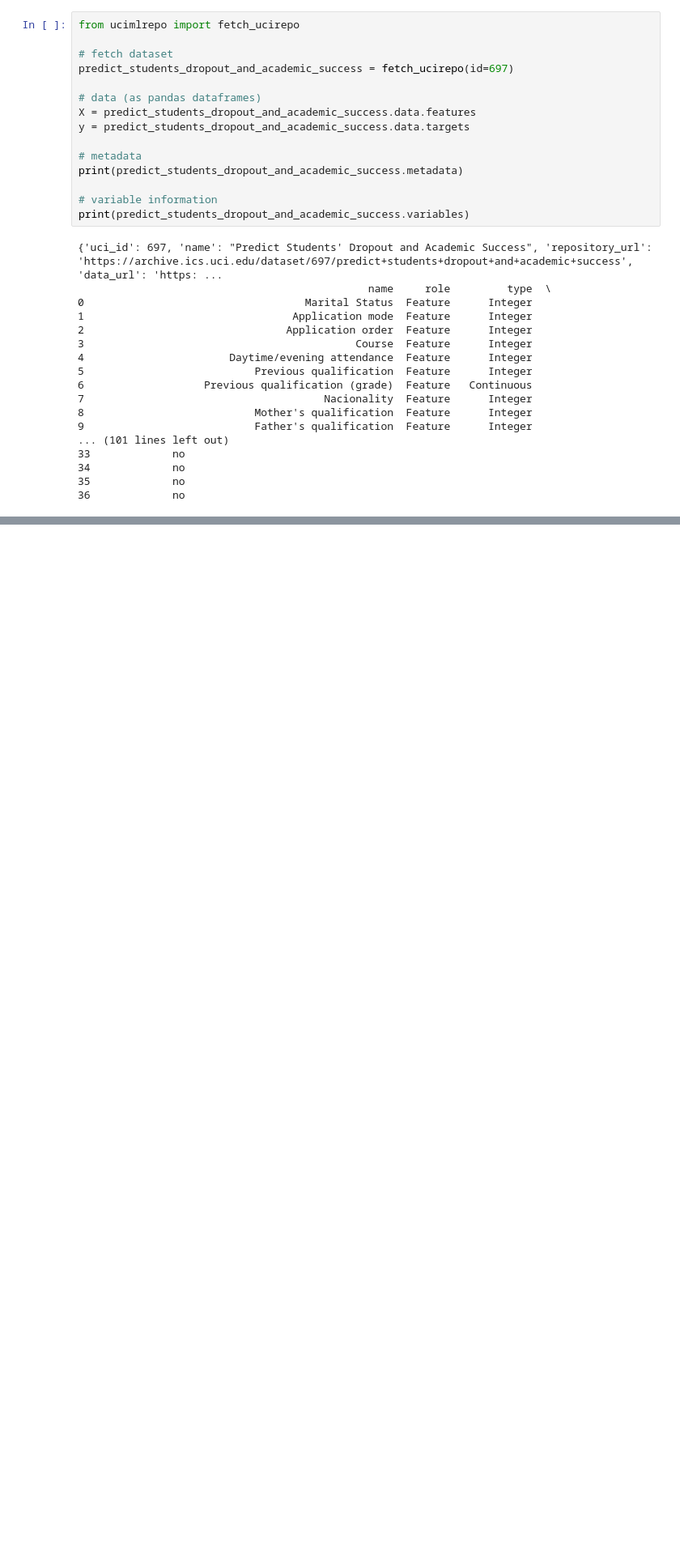
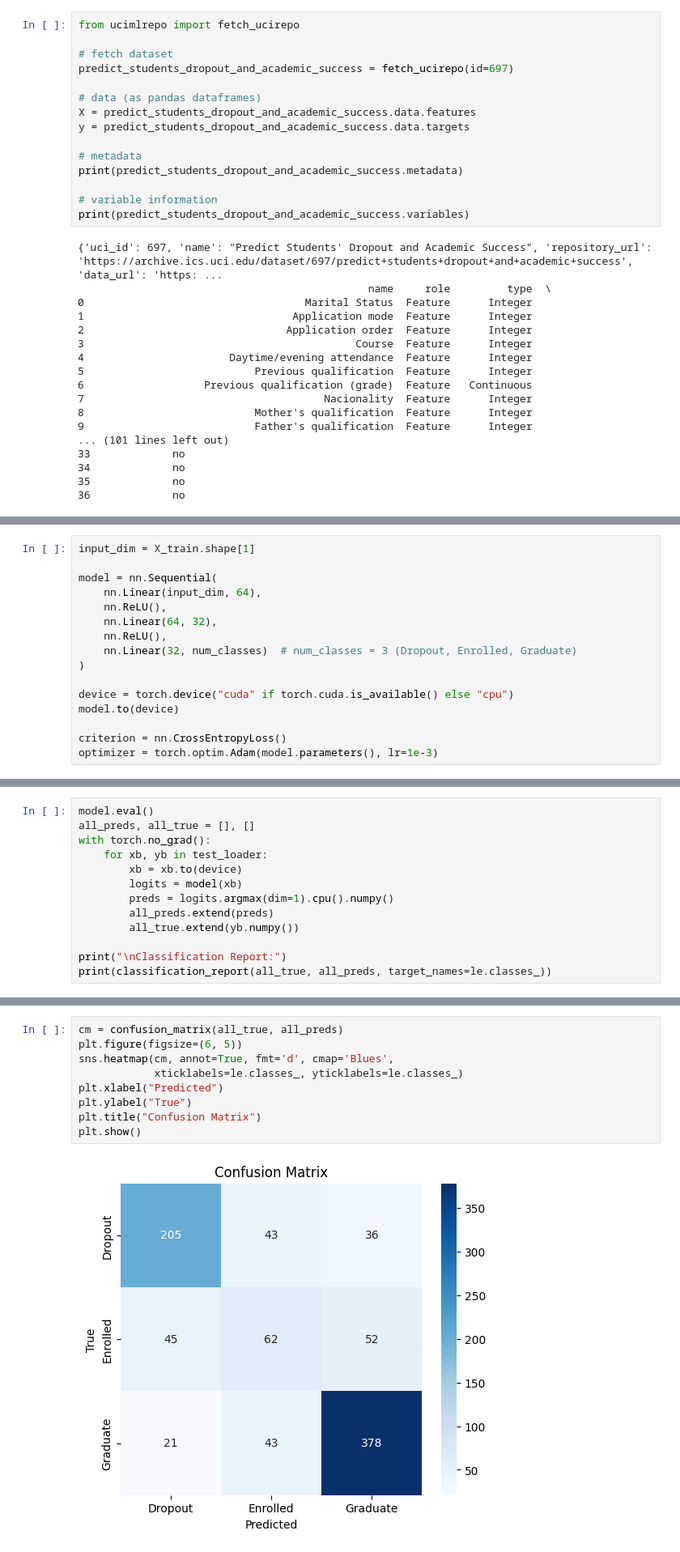
Before and after one commit to UdamShakya/Machine_Learning, a Jupyter notebook: dropout.ipynb, the cells around one changed output, grey strips where cells are left out. Shown: that part at 81% size. Saved outputs shown, nothing was run; the diff lists cells and outputs as text; blank space fills up the shorter version.

Commit message:
Trained the model , Ran the evaluation and Made the confusion matrix using seaborn

```diff
--- a/dropout.ipynb
+++ b/dropout.ipynb
@@ -95,0 +147,16 @@ from torch.utils.data import TensorDataset, DataLoader, random_split
+# %%
+input_dim = X_train.shape[1]
+
+model = nn.Sequential(
+    nn.Linear(input_dim, 64),
+    nn.ReLU(),
+    nn.Linear(64, 32),
+    nn.ReLU(),
+    nn.Linear(32, num_classes)  # num_classes = 3 (Dropout, Enrolled, Graduate)
+)
+
+device = torch.device("cuda" if torch.cuda.is_available() else "cpu")
+model.to(device)
+
+criterion = nn.CrossEntropyLoss()
+optimizer = torch.optim.Adam(model.parameters(), lr=1e-3)
@@ -95,0 +219,13 @@ from torch.utils.data import TensorDataset, DataLoader, random_split
+# %%
+model.eval()
+all_preds, all_true = [], []
+with torch.no_grad():
+    for xb, yb in test_loader:
+        xb = xb.to(device)
+        logits = model(xb)
+        preds = logits.argmax(dim=1).cpu().numpy()
+        all_preds.extend(preds)
+        all_true.extend(yb.numpy())
+
+print("\nClassification Report:")
+print(classification_report(all_true, all_preds, target_names=le.classes_))
@@ -95,0 +243,11 @@ from torch.utils.data import TensorDataset, DataLoader, random_split
+# %%
+cm = confusion_matrix(all_true, all_preds)
+plt.figure(figsize=(6, 5))
+sns.heatmap(cm, annot=True, fmt='d', cmap='Blues',
+            xticklabels=le.classes_, yticklabels=le.classes_)
+plt.xlabel("Predicted")
+plt.ylabel("True")
+plt.title("Confusion Matrix")
+plt.show()
+# %% [output]
+[figure, added]
```
Also changed, not shown: parts of 8 cells of this notebook.
